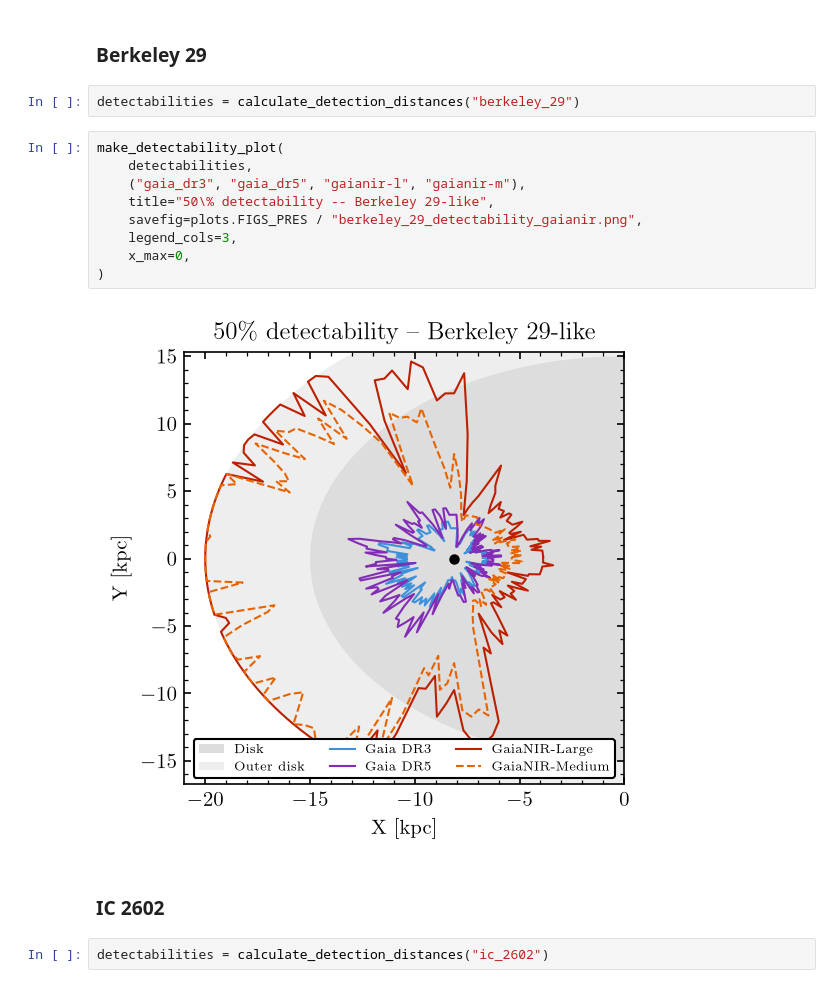
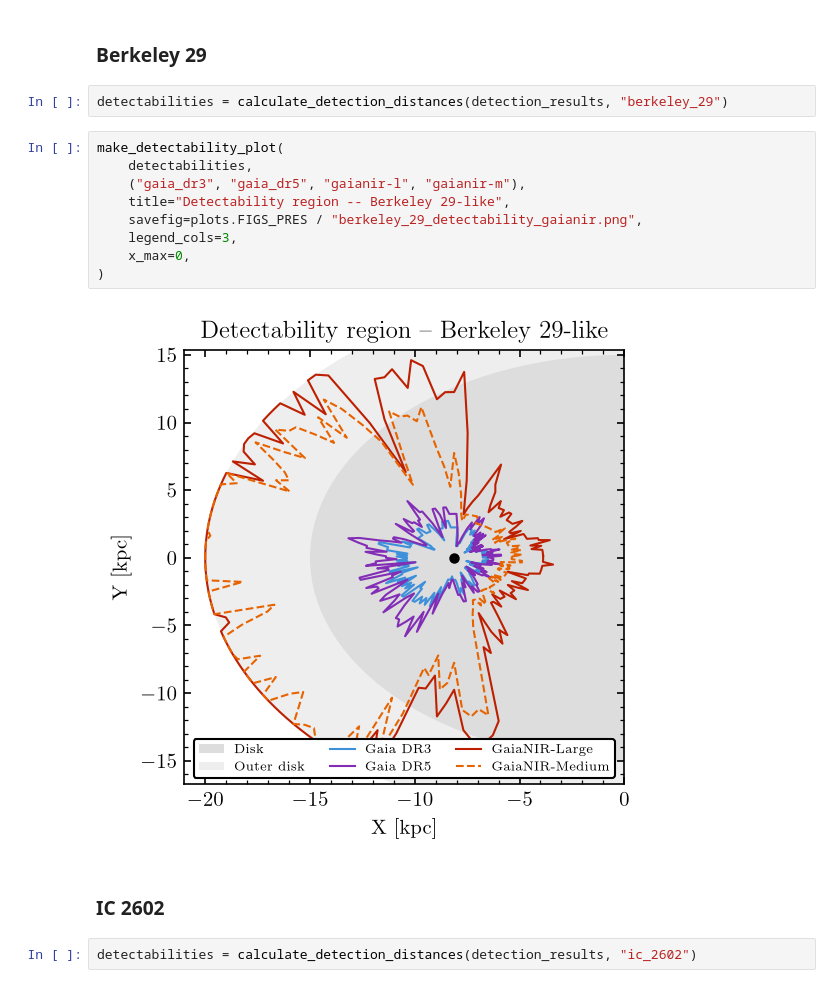
Before and after one commit to emilyhunt/gaianir-open-clusters, a Jupyter notebook: plots/disk-detectability.ipynb, the cells around one changed output. Saved outputs shown, nothing was run; the diff lists cells and outputs as text.

```diff
--- a/plots/disk-detectability.ipynb
+++ b/plots/disk-detectability.ipynb
@@ -299,22 +213,22 @@ make_detectability_plot(
 # %% [markdown]
 ### Berkeley 29
 # %%
-detectabilities = calculate_detection_distances("berkeley_29")
+detectabilities = calculate_detection_distances(detection_results, "berkeley_29")
 # %%
 make_detectability_plot(
     detectabilities,
     ("gaia_dr3", "gaia_dr5", "gaianir-l", "gaianir-m"),
-    title="50\% detectability -- Berkeley 29-like",
+    title="Detectability region -- Berkeley 29-like",
     savefig=plots.FIGS_PRES / "berkeley_29_detectability_gaianir.png",
     legend_cols=3,
     x_max=0,
 )
 # %% [output]
-[figure, old version]
+[figure, new version]
 # %% [markdown]
 ### IC 2602
 # %%
-detectabilities = calculate_detection_distances("ic_2602")
+detectabilities = calculate_detection_distances(detection_results, "ic_2602")
 # %%
 make_detectability_plot(
     detectabilities,
```
Also changed, not shown: parts of 9 cells of this notebook, 7 other files.
